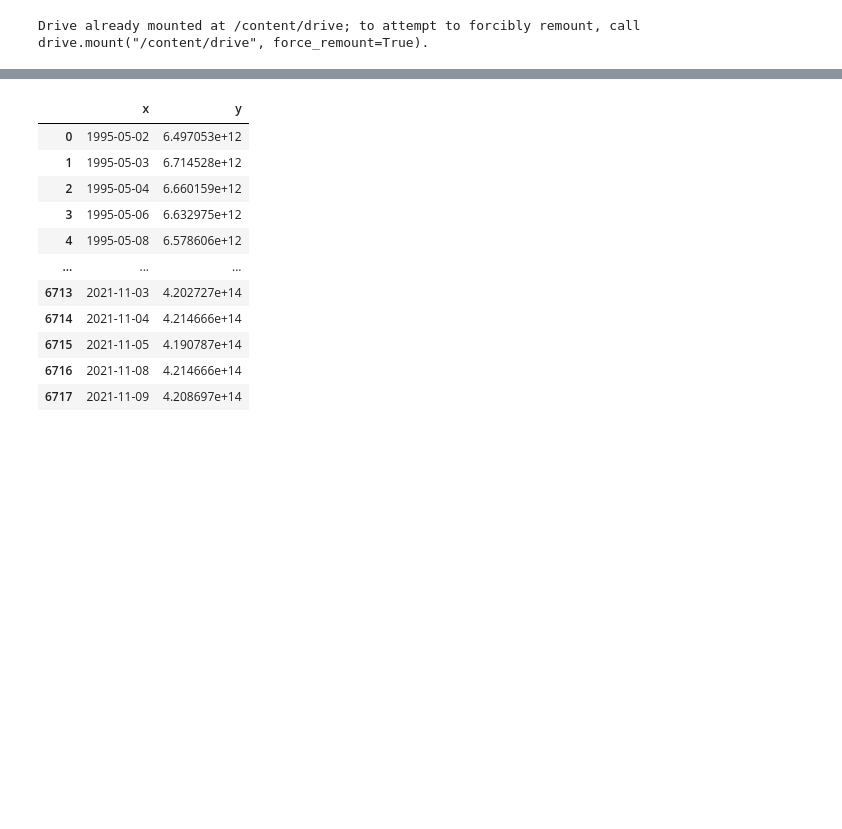
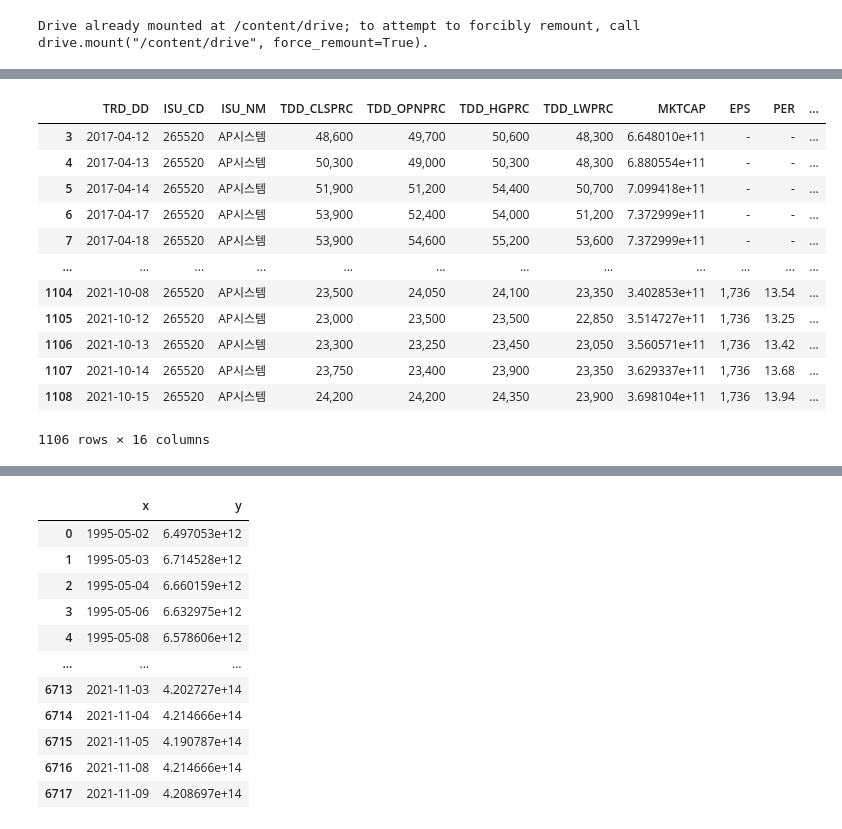
Before and after one commit to baeksumin/k-project, a Jupyter notebook: data_preprocessing/TimeSeries_trend.ipynb, the cells around one changed output, grey strips where cells are left out. Drawn from its saved outputs; the diff is of its cells as text; code cells hidden in the pictures; blank space fills up the shorter version.

```diff
--- a/data_preprocessing/TimeSeries_trend.ipynb
+++ b/data_preprocessing/TimeSeries_trend.ipynb
@@ -20,0 +274,16 @@ with open(data_path + 'initial_data1.json',"r") as json_file:
+# %%
+scode[~scode.TREND.isnull()] #trend로 변환된 부분 확인.
+# %% [output]
+|  | TRD_DD | ISU_CD | ISU_NM | TDD_CLSPRC | TDD_OPNPRC | TDD_HGPRC | TDD_LWPRC | MKTCAP | EPS | PER | ... |
+| 3 | 2017-04-12 | 265520 | AP시스템 | 48,600 | 49,700 | 50,600 | 48,300 | 6.648010e+11 | - | - | ... |
+| 4 | 2017-04-13 | 265520 | AP시스템 | 50,300 | 49,000 | 50,300 | 48,300 | 6.880554e+11 | - | - | ... |
+| 5 | 2017-04-14 | 265520 | AP시스템 | 51,900 | 51,200 | 54,400 | 50,700 | 7.099418e+11 | - | - | ... |
+| 6 | 2017-04-17 | 265520 | AP시스템 | 53,900 | 52,400 | 54,000 | 51,200 | 7.372999e+11 | - | - | ... |
+| 7 | 2017-04-18 | 265520 | AP시스템 | 53,900 | 54,600 | 55,200 | 53,600 | 7.372999e+11 | - | - | ... |
+| ... | ... | ... | ... | ... | ... | ... | ... | ... | ... | ... | ... |
+| 1104 | 2021-10-08 | 265520 | AP시스템 | 23,500 | 24,050 | 24,100 | 23,350 | 3.402853e+11 | 1,736 | 13.54 | ... |
+| 1105 | 2021-10-12 | 265520 | AP시스템 | 23,000 | 23,500 | 23,500 | 22,850 | 3.514727e+11 | 1,736 | 13.25 | ... |
+| 1106 | 2021-10-13 | 265520 | AP시스템 | 23,300 | 23,250 | 23,450 | 23,050 | 3.560571e+11 | 1,736 | 13.42 | ... |
+| 1107 | 2021-10-14 | 265520 | AP시스템 | 23,750 | 23,400 | 23,900 | 23,350 | 3.629337e+11 | 1,736 | 13.68 | ... |
+| 1108 | 2021-10-15 | 265520 | AP시스템 | 24,200 | 24,200 | 24,350 | 23,900 | 3.698104e+11 | 1,736 | 13.94 | ... |
+1106 rows × 16 columns
```
Also changed, not shown: parts of 8 cells of this notebook.
